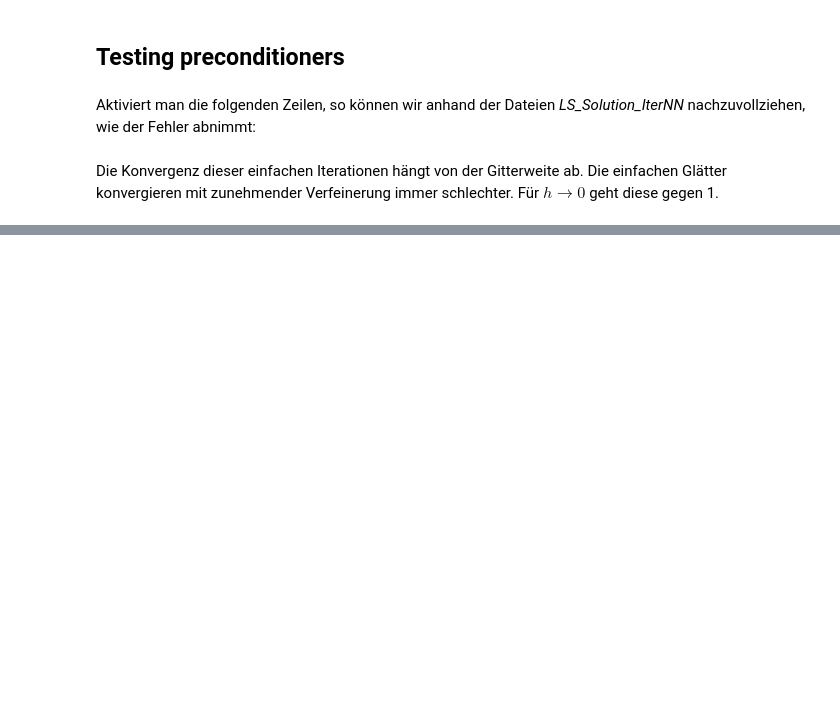
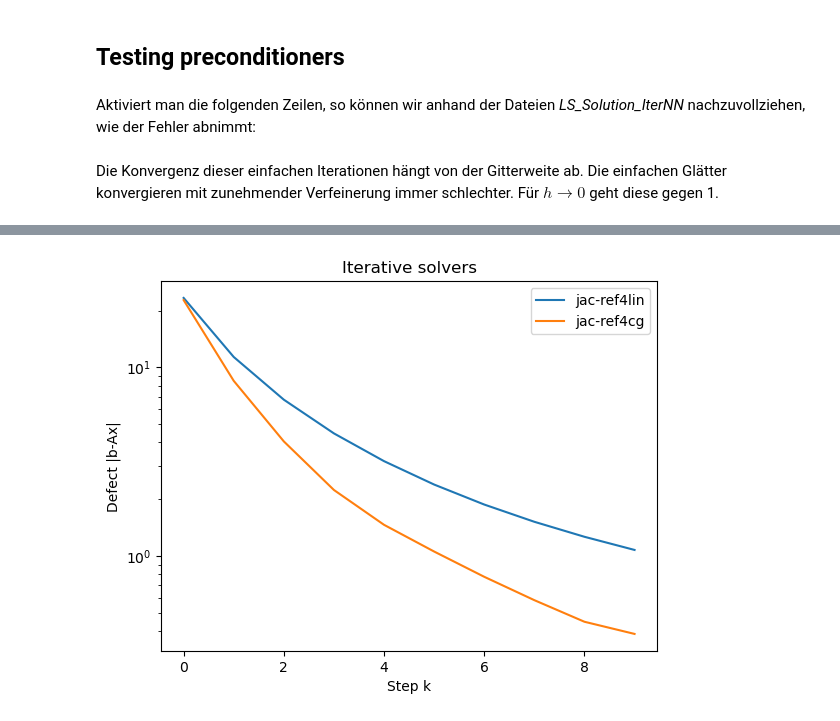
Before and after one commit to UG4/py-course-modsim, a Jupyter notebook: content/tutorial-solver/example01-smoothers.ipynb, the cells around one changed output, grey strips where cells are left out. Cells and saved outputs as stored; diff of their text form; code cells hidden in the pictures; blank space fills up the shorter version.

```diff
--- a/content/tutorial-solver/example01-smoothers.ipynb
+++ b/content/tutorial-solver/example01-smoothers.ipynb
@@ -61,11 +82,11 @@ baseLU = ugcore.LUCPU1()
 # Solve problem with max 100 iterations,
 # reducing the error by 6 orders of magnitude
 convCheck = ugcore.ConvCheckCPU1()
-convCheck.set_maximum_steps(100)
-convCheck.set_reduction(1e-6)
+convCheck.set_maximum_steps(10)
+convCheck.set_reduction(1e-4)
 convCheck.set_minimum_defect(1e-15)
 # %%
-solverID= "gs"
+solverID= "jac"
 
 # Linear solver
 linSolver = ugcore.LinearSolverCPU1()
@@ -105,6 +126,7 @@ def SolverTest(domainDisc, approxSpace, solver, ioname):
     import random
     random.seed(5)
     ugcore.Interpolate(ugcore.PythonUserNumber2d(lambda x,y,t,si : random.uniform(-1.0,1.0)), u, "u")
+    ugcore.WriteGridFunctionToVTK(u, "error0.vtk")
 
     # Call solver
     clock.tic()
@@ -135,3 +157,6 @@ def SolverTest(domainDisc, approxSpace, solver, ioname):
 # Test solver.
 resID = solverID + "-ref" + str(myRefs) + "lin"
 history[resID] = SolverTest(domainDisc, approxSpace, linSolver, "Error_" + solverID)
+# Test solver.
+resID = solverID + "-ref" + str(myRefs) + "cg"
+history[resID] = SolverTest(domainDisc, approxSpace, cgSolver, "ErrorCG_" + solverID)
@@ -147,7 +190,9 @@ def PlotResults(history, title):
     plt.ylabel("Defect |b-Ax|")
     plt.legend()
 # %%
-PlotResults(history, "Gauss-Seidel")
+PlotResults(history, "Iterative solvers")
+# %% [output]
+[figure, added]
 # %%
 try:
     import pyvista
```
Also changed, not shown: parts of 7 cells of this notebook, 15 other files.
